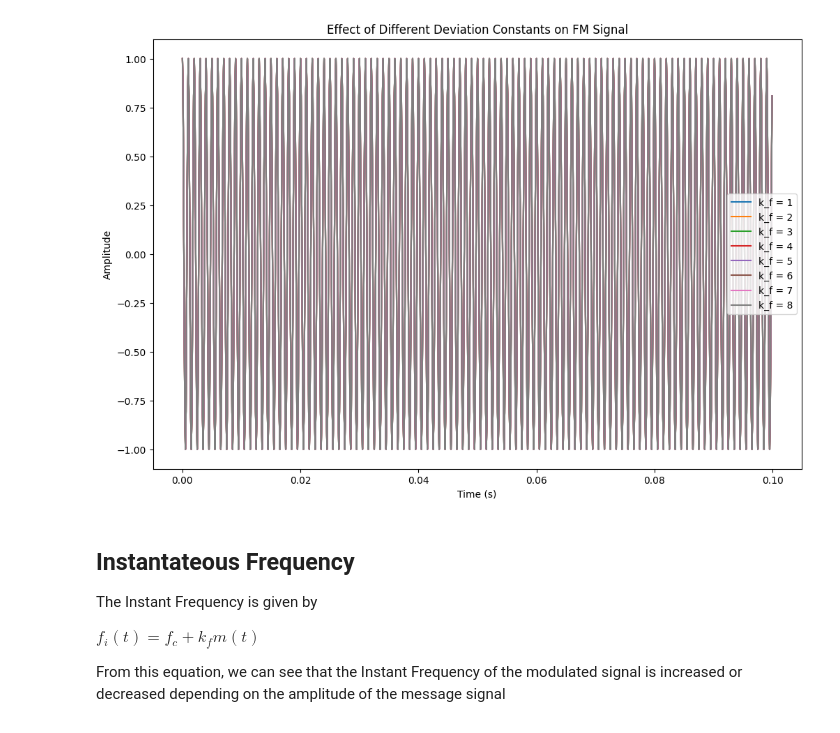
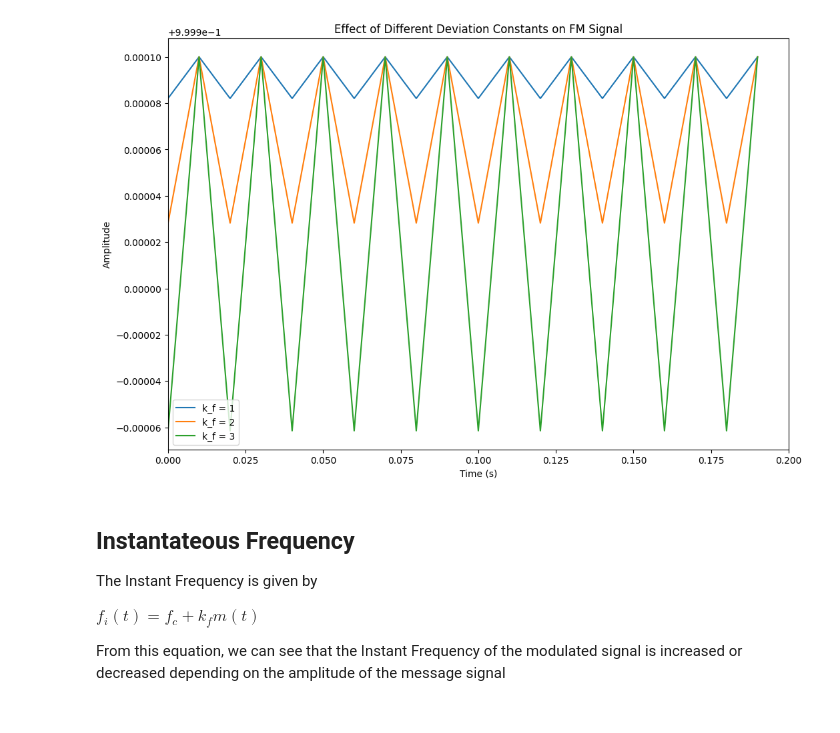
Before and after one commit to Ivyson/Elec-comms, a Jupyter notebook: Frequency_Modulation.ipynb, the cells around one changed output. Cells and saved outputs as stored; diff of their text form; code cells hidden in the pictures.

```diff
--- a/Frequency_Modulation.ipynb
+++ b/Frequency_Modulation.ipynb
@@ -36,34 +38,35 @@ Whereby:
 # %%
 import numpy as np
 import matplotlib.pyplot as plt
 
-fs = 100000  # Sampling frequency
-T = 0.02     # Duration [Period]
+fs = 1049
+T = 0.02
 t = np.linspace(0, 0.2, int(fs*T), endpoint=False)
 
-fm = 50      # Modulating frequency
-Am = 1       # Modulating amplitude
-m_t = Am * np.cos(2 * np.pi * fm * t)  # Message signal
+fm = 50      # Modulating freq
+Am = 1       # Modulating amp
+m_t = Am * np.cos(2 * np.pi * fm * t)  # Message
 
-fc = 1000    # Carrier frequency
-Ac = 1       # Carrier amplitude
+fc = 1000    # Carrier freq
+Ac = 1       # Carrier amp
 
-kf_values = [1, 2, 3, 4, 5, 6, 7, 8]  # Different k_f values
+kf_values = [1, 2, 3]  # Different k values
 
 plt.figure(figsize=(12,8))
 for kf in kf_values:
     integral_m = np.cumsum(m_t) / fs
     s_fm = Ac * np.cos(2 * np.pi * fc * t + 2 * np.pi * kf * integral_m)
 
     plt.plot(t[:1000], s_fm[:1000], label=f"k_f = {kf}")
 
 plt.title('Effect of Different Deviation Constants on FM Signal')
 plt.xlabel('Time (s)')
 plt.ylabel('Amplitude')
 plt.legend()
+plt.xlim(0, 0.2)
 plt.show()
 # %% [output]
-[figure, old version]
+[figure, new version]
 # %% [markdown]
 ## Instantateous Frequency
 The Instant Frequency is given by
```
Also changed, not shown: parts of 2 cells of this notebook.
